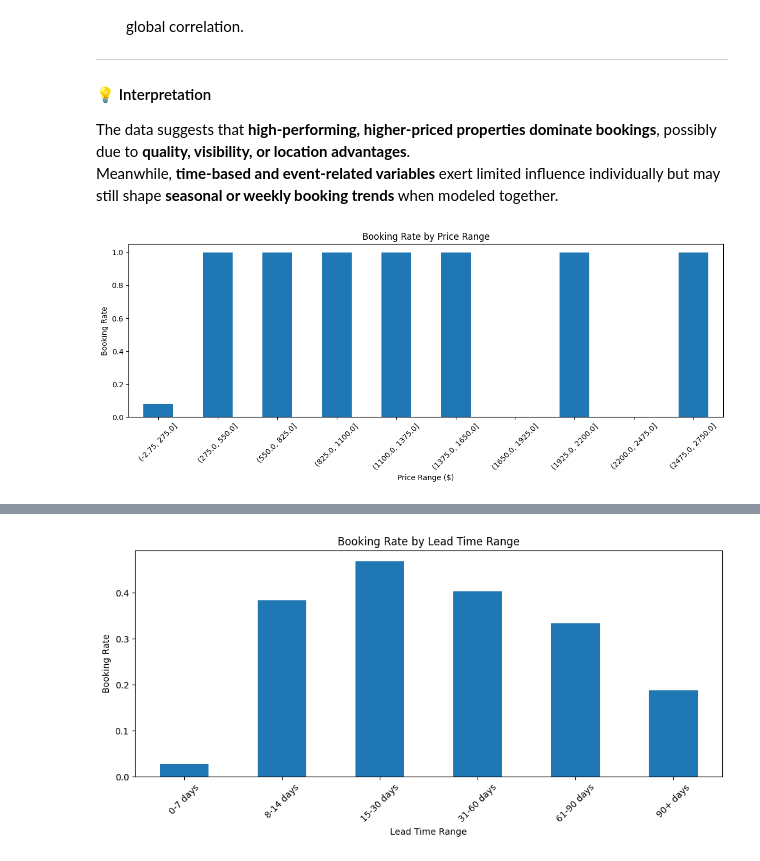
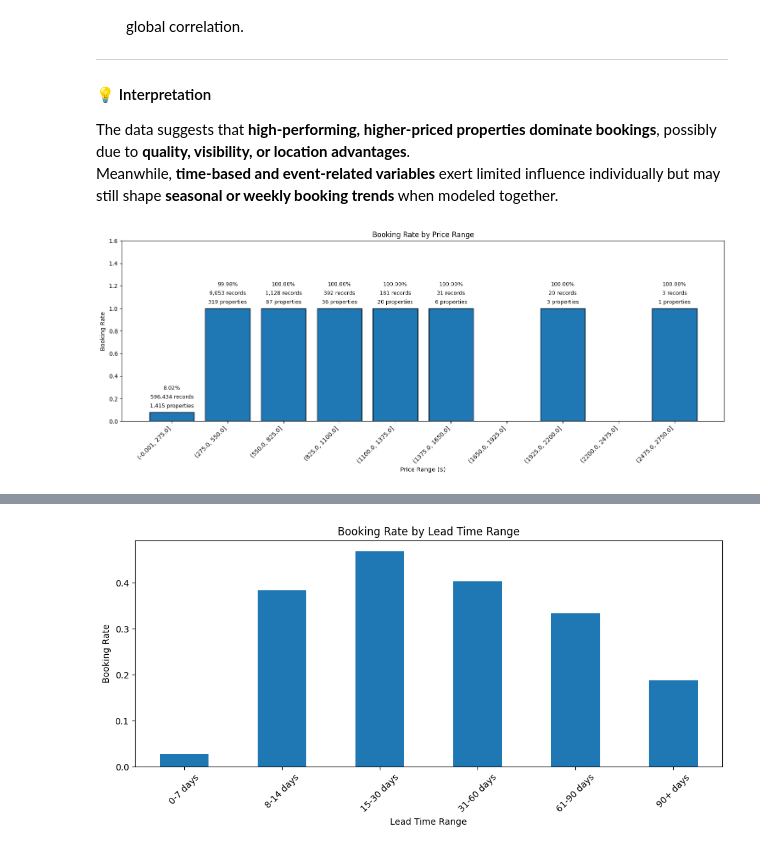
Before and after one commit to okonp07/evolve_project, a Jupyter notebook: notebooks/eda.ipynb, the cells around one changed output, grey strips where cells are left out. Drawn from its saved outputs; the diff is of its cells as text; code cells hidden in the pictures.

```diff
--- a/notebooks/eda.ipynb
+++ b/notebooks/eda.ipynb
@@ -556,7 +590,7 @@ plt.show()
 **Conclusion:**
 The data clearly exhibits a **weekly seasonality pattern**, with bookings **peaking on Fridays and Saturdays** and tapering off through the early weekdays — a classic signature of **weekend-driven travel behavior**.
 # %%
-# Month/Season Patterns
+# --- Month/Season Patterns ---
 df['month'] = df['date'].dt.month
 df['month_name'] = df['date'].dt.strftime('%B')
 
@@ -565,12 +599,28 @@ month_stats = df.groupby('month_name')['booked'].agg(['mean', 'count']).reindex(
     'July', 'August', 'September', 'October', 'November', 'December'
 ])
 
+# --- Plot ---
 plt.figure(figsize=(12, 5))
-month_stats['mean'].plot(kind='bar')
+bars = plt.bar(month_stats.index, month_stats['mean'], color='#1f77b4', edgecolor='black')
+
 plt.xlabel('Month')
 plt.ylabel('Booking Rate')
 plt.title('Booking Rate by Month')
 plt.xticks(rotation=45)
+
+# Increase top margin to avoid clipping labels
+y_max = month_stats['mean'].max()
+plt.ylim(0, y_max * 1.25)   # 🔹 Adds 25% extra headroom
+
+# --- Add labels (booking rate + count) ---
+for bar, (rate, cnt) in zip(bars, zip(month_stats['mean'], month_stats['count'])):
+    plt.text(
+        bar.get_x() + bar.get_width() / 2,
+        bar.get_height() + (y_max * 0.02),  # vertical offset
+        f'{rate * 100:.2f}%\n({cnt:,})',    # e.g., "9.66%\n(60,724)"
+        ha='center', va='bottom', fontsize=10
+    )
+
 plt.tight_layout()
 plt.show()
 # %% [output]
@@ -783,22 +832,60 @@ Name: booked, dtype: float64
 The data suggests that **high-performing, higher-priced properties dominate bookings**, possibly due to **quality, visibility, or location advantages**.
 Meanwhile, **time-based and event-related variables** exert limited influence individually but may still shape **seasonal or weekly booking trends** when modeled together.
 # %%
-# Price vs Booking Relationship
-# Bin prices and analyze booking rates
-df['price_bin'] = pd.cut(df['price'], bins=10)
-price_booking = df.groupby('price_bin')['booked'].agg(['mean', 'count'])
+# --- Booking Rate by Price Range
 
-plt.figure(figsize=(12, 5))
-price_booking['mean'].plot(kind='bar')
+# 1. Clip negative prices to 0 (preserves total rows)
+df['price'] = df['price'].clip(lower=0)
+
+# 2. Define bin edges (0 → max price, 10 bins)
+edges = np.linspace(0, df['price'].max(), 11)
+
+# 3. Bin prices
+df['price_bin'] = pd.cut(df['price'], bins=edges, include_lowest=True, right=True)
+
+# 4. Aggregate booking stats
+price_booking = df.groupby('price_bin').agg(
+    mean_booking_rate=('booked', 'mean'),
+    record_count=('booked', 'count'),
+    unique_properties=('property_id', 'nunique')
+)
+
+# 5. Plot
+plt.figure(figsize=(15, 6))
+bars = plt.bar(price_booking.index.astype(str),
+               price_booking['mean_booking_rate'],
+               color='#1f77b4', edgecolor='black')
+
 plt.xlabel('Price Range ($)')
 plt.ylabel('Booking Rate')
 plt.title('Booking Rate by Price Range')
-plt.xticks(rotation=45)
+plt.xticks(rotation=45, ha='right')
+
+# Add some headroom for multi-line labels
+y_max = price_booking['mean_booking_rate'].max()
+plt.ylim(0, y_max * 1.6)
+
+# 6. Add 3-line labels (rate, record count, property count)
+for bar, (rate, count, props) in zip(bars, zip(price_booking['mean_booking_rate'],
+                                              price_booking['record_count'],
+                                              price_booking['unique_properties'])):
+    label = f"{rate*100:.2f}%\n{count:,} records\n{props:,} properties"
+    plt.text(
+        bar.get_x() + bar.get_width() / 2,
+        bar.get_height() + (y_max * 0.03),
+        label,
+        ha='center',
+        va='bottom',
+        fontsize=9,
+        linespacing=1.8
+    )
+
 plt.tight_layout()
 plt.show()
 
+# 7. Print summary table
 print("\nBooking rate by price range:")
 print(price_booking)
 # %% [output]
-[figure, old version]
+[figure, new version]
 Booking rate by price range:
```
Also changed, not shown: parts of 13 cells of this notebook.
